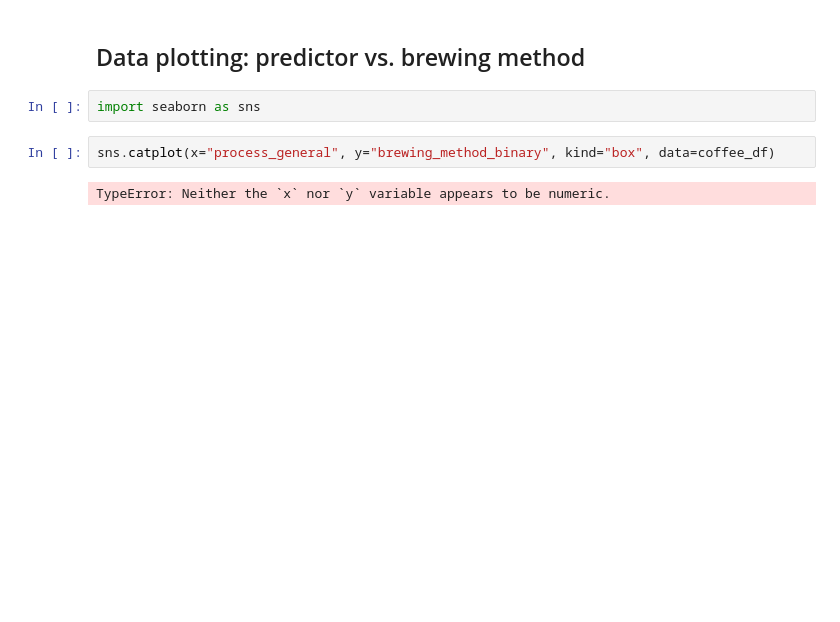
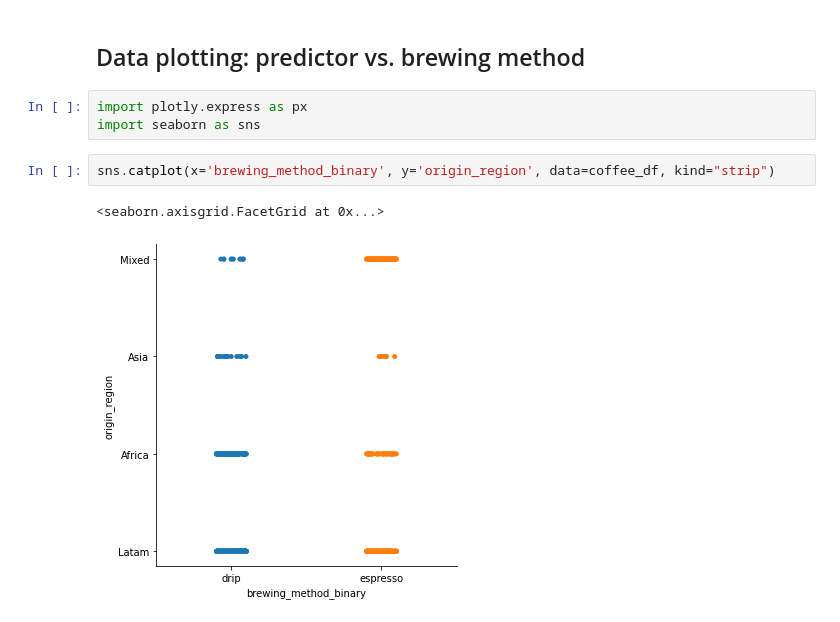
Before and after one commit to dominikacecylia/Tailored-brewing, a Jupyter notebook: tailored_brewing_eda.ipynb, the cells around one changed output. Cells and saved outputs as stored; diff of their text form; blank space fills up the shorter version.

```diff
--- a/tailored_brewing_eda.ipynb
+++ b/tailored_brewing_eda.ipynb
@@ -58,8 +63,10 @@ Name: brewing_method_binary, dtype: int64
 # %% [markdown]
 ## Data plotting: predictor vs. brewing method
 # %%
+import plotly.express as px
 import seaborn as sns
 # %%
-sns.catplot(x="process_general", y="brewing_method_binary", kind="box", data=coffee_df)
+sns.catplot(x='brewing_method_binary', y='origin_region', data=coffee_df, kind="strip")
 # %% [output]
-TypeError: Neither the `x` nor `y` variable appears to be numeric.
+<seaborn.axisgrid.FacetGrid at 0x...>
+[figure, added]
```
Also changed, not shown: parts of 19 cells of this notebook, 1 other file.
